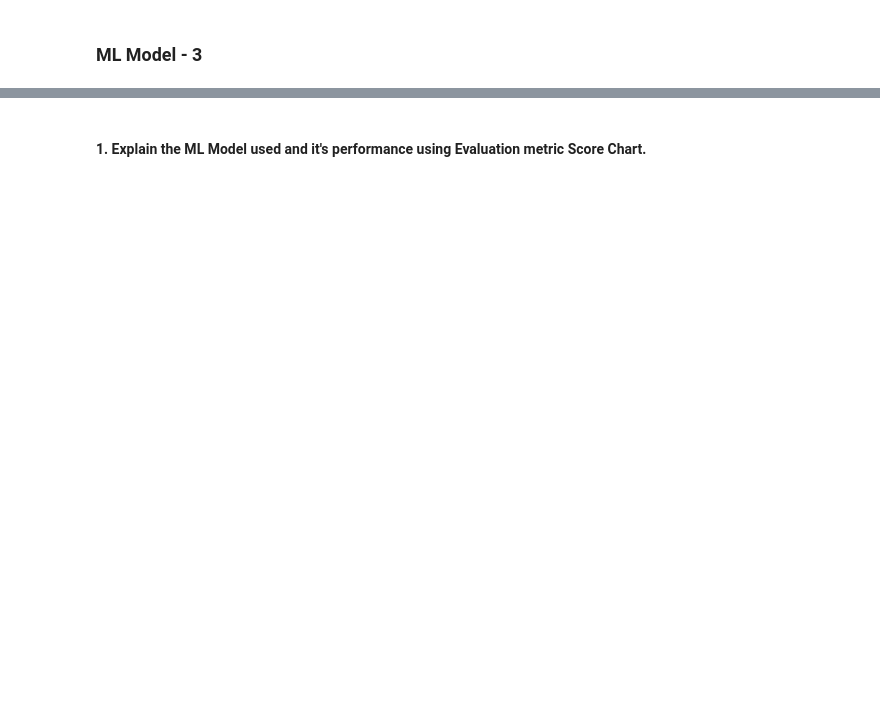
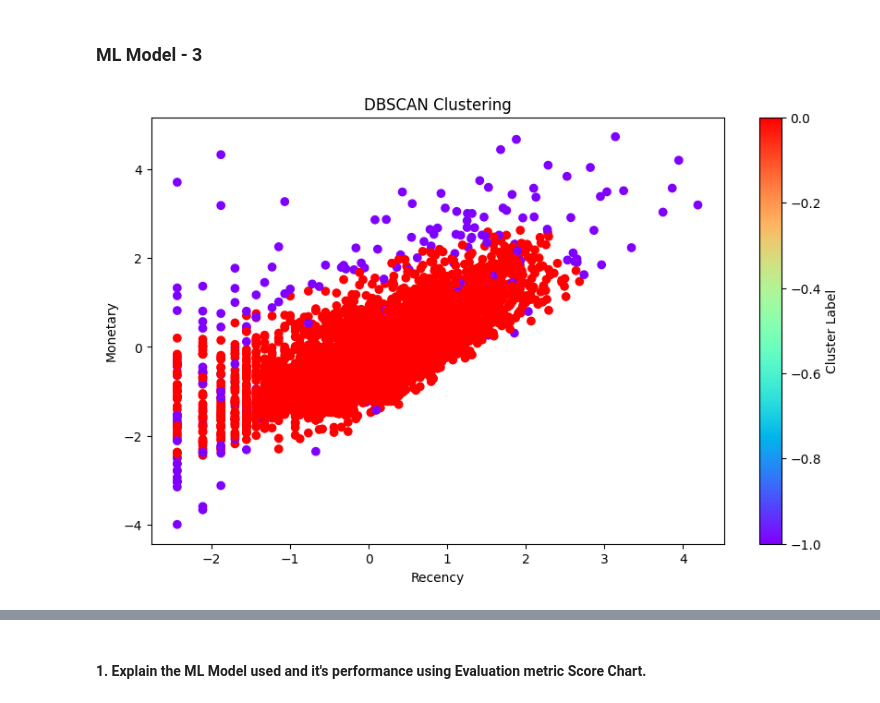
Before and after one commit to akshat-mishra-ds/Myntra-Online-Retail-Customer-Segmentation, a Jupyter notebook: Myntra_Online_Retail_Customer_Segmentation.ipynb, the cells around one changed output, grey strips where cells are left out. Cells and saved outputs as stored; diff of their text form; code cells hidden in the pictures; blank space fills up the shorter version.

```diff
--- a/Myntra_Online_Retail_Customer_Segmentation.ipynb
+++ b/Myntra_Online_Retail_Customer_Segmentation.ipynb
@@ -1399,0 +1470,22 @@ Answer Here.
+# %%
+from sklearn.cluster import DBSCAN
+import numpy as np
+import matplotlib.pyplot as plt
+
+# Initialize DBSCAN
+dbscan = DBSCAN(eps=0.5, min_samples=15)
+dbscan.fit(X)
+
+# Fit DBSCAN model
+y_dbscan = dbscan.fit_predict(X)  # X is your scaled RFM data
+
+# Visualize Clusters (Using Recency vs Monetary)
+plt.figure(figsize=(10, 6))
+plt.scatter(X[:,0], X[:,1], c=dbscan.labels_, cmap='rainbow')
+plt.title('DBSCAN Clustering')
+plt.xlabel("Recency")
+plt.ylabel("Monetary")
+plt.colorbar(label="Cluster Label")
+plt.show()
+# %% [output]
+[figure, added]
```
Also changed, not shown: parts of 54 cells of this notebook.
